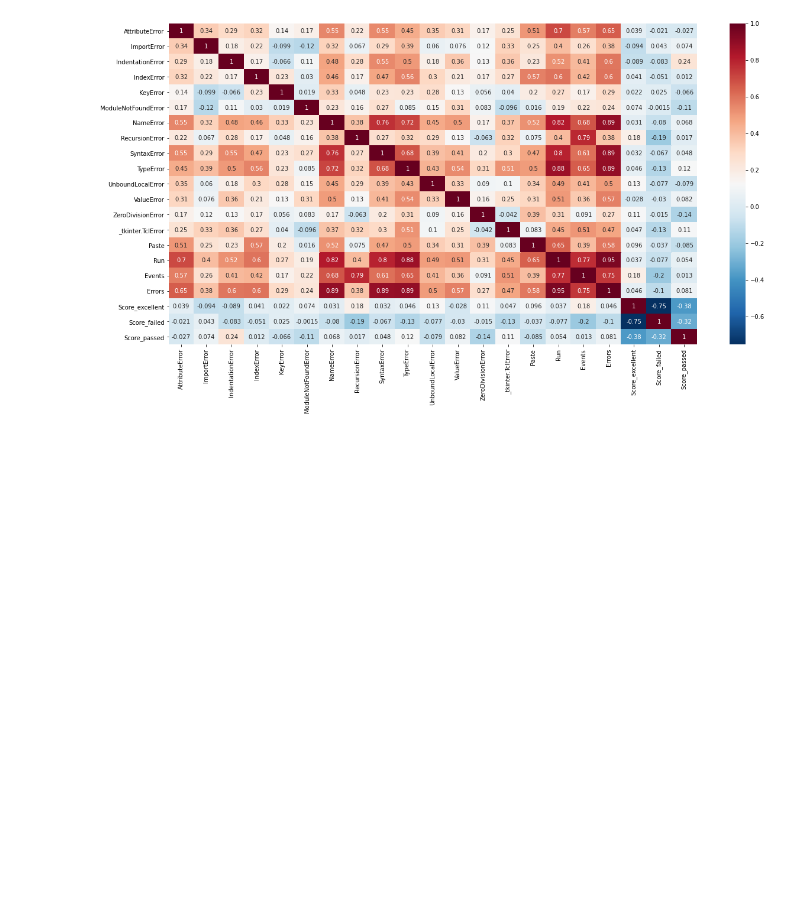
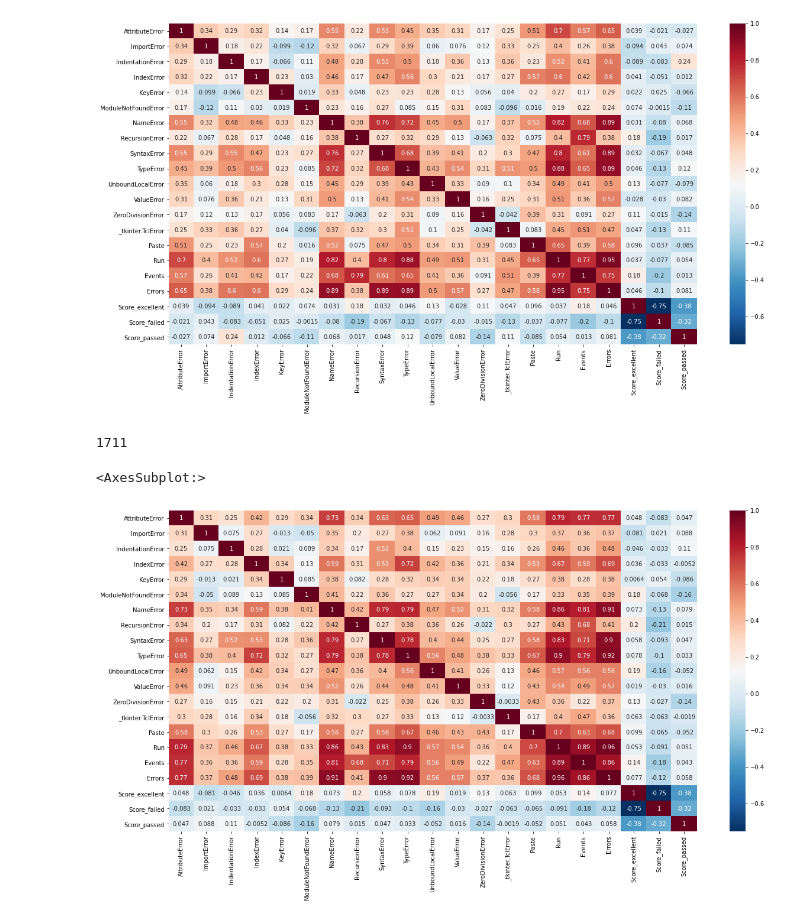
Before and after one commit to alefreda/thonny-log-analysis, a Jupyter notebook: Thonny_log_analysis.ipynb, the cells around one changed output. Saved outputs shown, nothing was run; the diff lists cells and outputs as text; code cells hidden in the pictures; blank space fills up the shorter version.

```diff
--- a/Thonny_log_analysis.ipynb
+++ b/Thonny_log_analysis.ipynb
@@ -1070,3 +1070,23 @@ sns.heatmap(df_grouped_by_student.corr() ,cmap="RdBu_r", annot=True)
 # %% [output]
 <AxesSubplot:>
 [figure]
+# %%
+
+numero_errori_totali = new_df_errors.shape[0]
+
+numero_errori_type_totali = new_df_errors.loc[new_df_errors['error_type'] == 'TypeError'].shape[0]
+
+numero_errori_type_failed = new_df_errors.loc[(new_df_errors['error_type'] == 'TypeError') & (new_df_errors['score'] == 'failed')].shape[0]
+numero_errori_type_passed = new_df_errors.loc[(new_df_errors['error_type'] == 'TypeError') & (new_df_errors['score'] == 'passed')].shape[0]
+numero_errori_type_excellent = new_df_errors.loc[(new_df_errors['error_type'] == 'TypeError') & (new_df_errors['score'] == 'excellent')].shape[0]
+
+
+numero_errori_type_totali
+# %% [output]
+1711
+# %%
+plt.figure(figsize=(20,10))
+sns.heatmap(df_grouped_by_student.corr(method='spearman') ,cmap="RdBu_r", annot=True)
+# %% [output]
+<AxesSubplot:>
+[figure, added]
```
Also changed, not shown: parts of 1 cell of this notebook.
